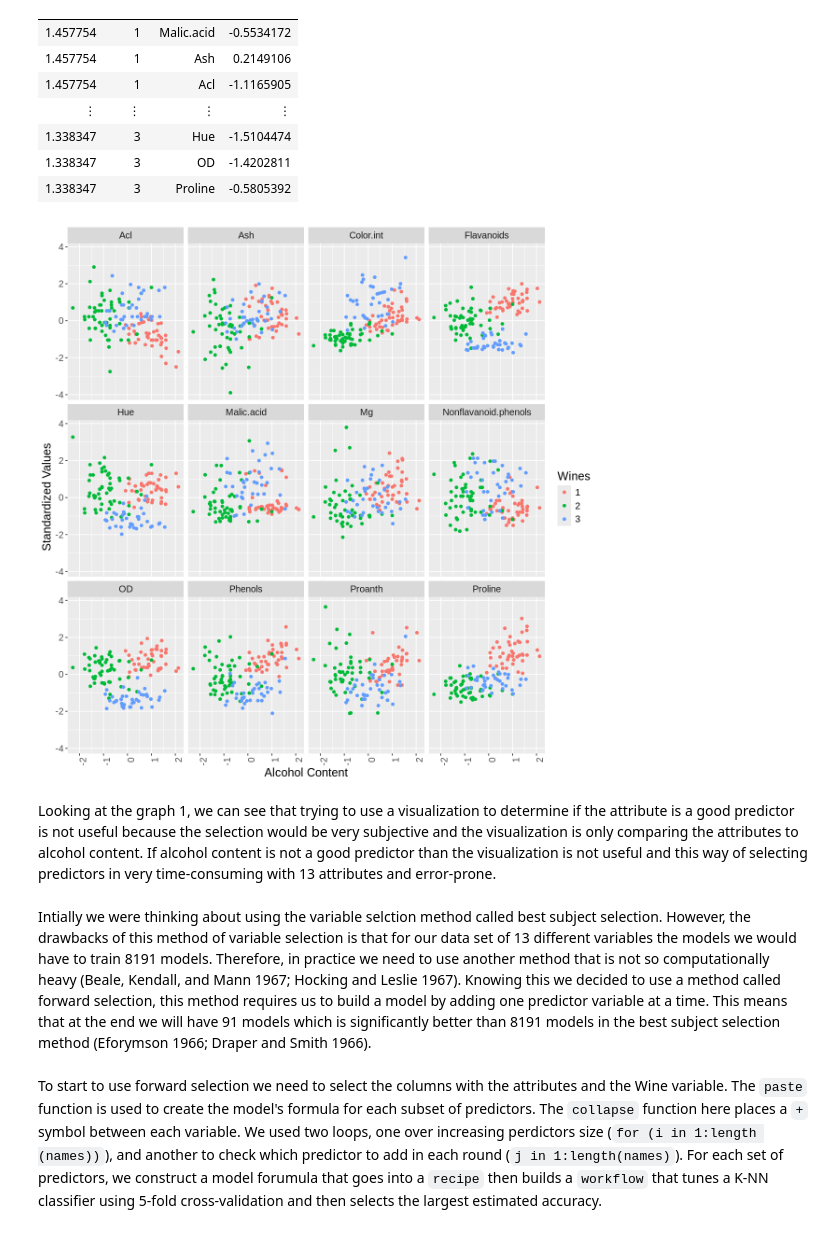
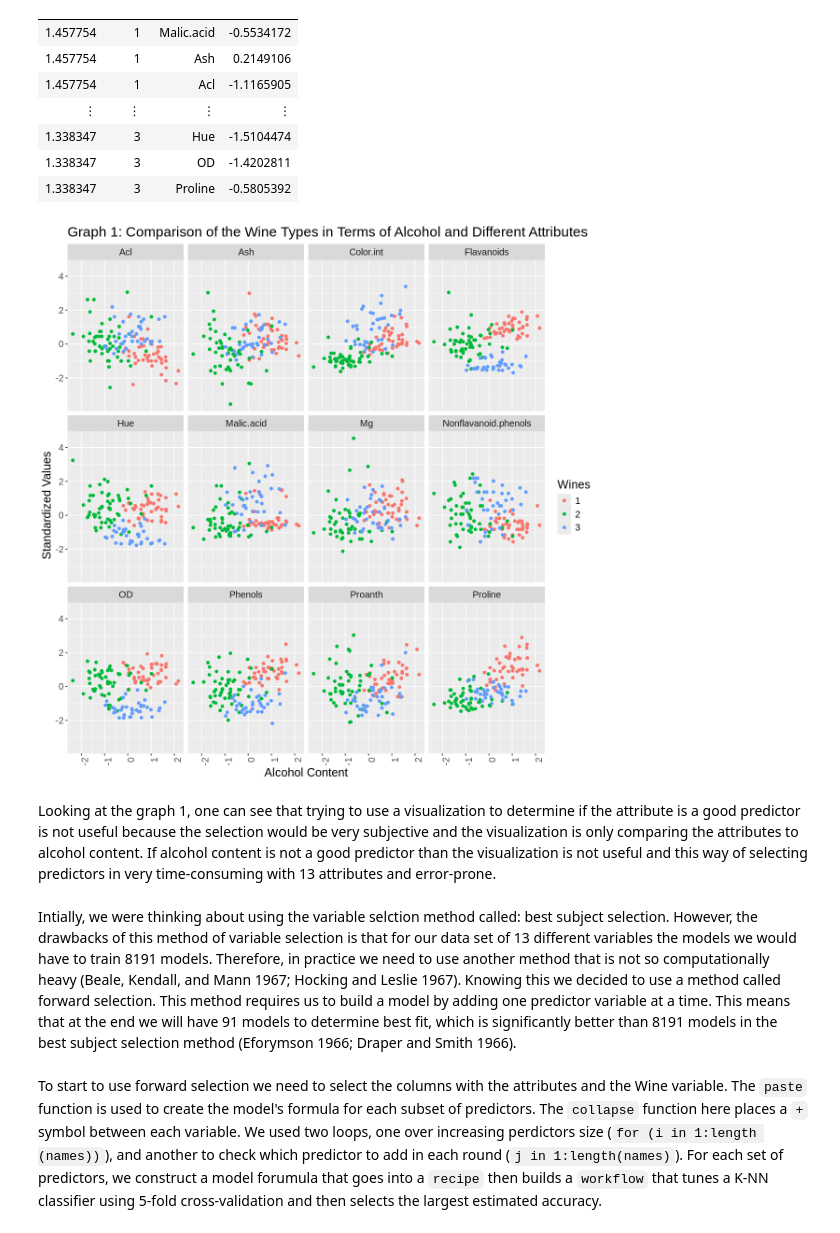
Before and after one commit to HeatherAu/wine_group_project, a Jupyter notebook: group-project.ipynb, the cells around one changed output. Cells and saved outputs as stored; diff of their text form; code cells hidden in the pictures.

```diff
--- a/group-project.ipynb
+++ b/group-project.ipynb
@@ -114,22 +99,22 @@ A tibble: 1596 × 4
 # %%
 options (repr.plot.width = 10, repr.plot.height = 10)
 wine_plot_facet <- wine_train_alcohol |>
     ggplot (aes (x = Alcohol, y = values, color = Wine)) +
     geom_point () +
     labs (x = "Alcohol Content",
           y = " Standardized Values",
           color = "Wines",
-          ggtitle = "Graph 1: Comparison of the Wine Types in Terms of Alcohol and Different Attributes ") +
+          title = "Graph 1: Comparison of the Wine Types in Terms of Alcohol and Different Attributes ") +
     facet_wrap (~attributes) +
     theme(axis.text.x = element_text(angle = 90, hjust = 1)) +
     theme(text = element_text(size=15))
 wine_plot_facet
 # %% [output]
-[figure, old version]
+[figure, new version]
 # %% [markdown]
-Looking at the graph 1, we can see that trying to use a visualization to determine if the attribute is a good predictor is not useful because the selection would be very subjective and the visualization is only comparing the attributes to alcohol content. If alcohol content is not a good predictor than the visualization is not useful and this way of selecting predictors in very time-consuming with 13 attributes and error-prone.
+Looking at the graph 1, one can see that trying to use a visualization to determine if the attribute is a good predictor is not useful because the selection would be very subjective and the visualization is only comparing the attributes to alcohol content. If alcohol content is not a good predictor than the visualization is not useful and this way of selecting predictors in very time-consuming with 13 attributes and error-prone.
 # %% [markdown]
-Intially we were thinking about using the variable selction method called best subject selection. However, the drawbacks of this method of variable selection is that for our data set of 13 different variables the models we would have to train 8191 models. Therefore, in practice we need to use another method that is not so computationally heavy (Beale, Kendall, and Mann 1967; Hocking and Leslie 1967). Knowing this we decided to use a method called forward selection, this method requires us to build a model by adding one predictor variable at a time. This means that at the end we will have 91 models which is significantly better than 8191 models in the best subject selection method (Eforymson 1966; Draper and Smith 1966).
+Intially, we were thinking about using the variable selction method called: best subject selection. However, the drawbacks of this method of variable selection is that for our data set of 13 different variables the models we would have to train 8191 models. Therefore, in practice we need to use another method that is not so computationally heavy (Beale, Kendall, and Mann 1967; Hocking and Leslie 1967). Knowing this we decided to use a method called forward selection. This method requires us to build a model by adding one predictor variable at a time. This means that at the end we will have 91 models to determine best fit, which is significantly better than 8191 models in the best subject selection method (Eforymson 1966; Draper and Smith 1966).
 # %% [markdown]
 To start to use forward selection we need to select the columns with the attributes and the Wine variable. The `paste` function is used to create the model's formula for each subset of predictors. The `collapse` function here places a `+` symbol between each variable. We used two loops, one over increasing perdictors size (`for (i in 1:length (names))`), and another to check which predictor to add in each round (`j in 1:length(names)`). For each set of predictors, we construct a model forumula that goes into a `recipe` then builds a `workflow` that tunes a K-NN classifier using 5-fold cross-validation and then selects the largest estimated accuracy.
 # %%
```
Also changed, not shown: parts of 11 cells of this notebook.
